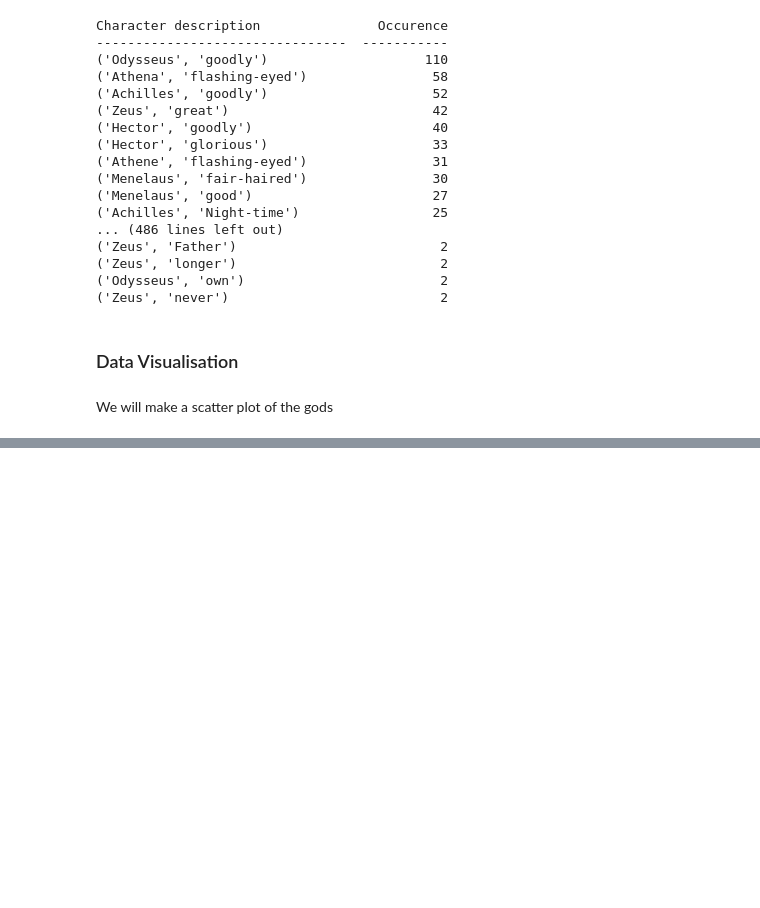
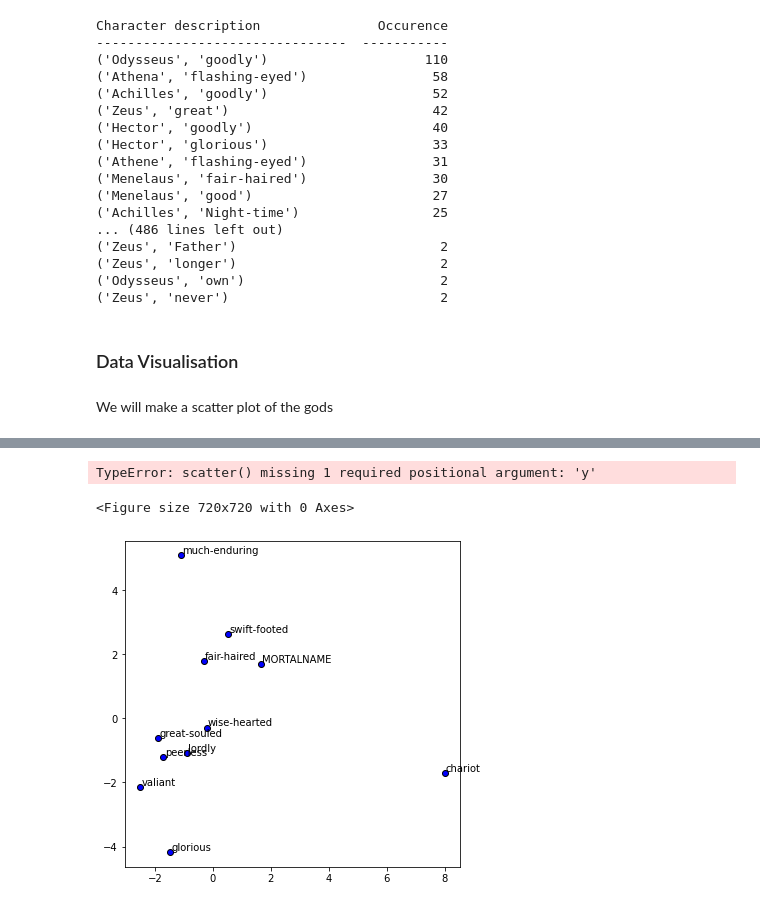
Before and after one commit to RianneAr/Text_Mining_Project, a Jupyter notebook: Greek Mythology Project Code File.ipynb, the cells around one changed output, grey strips where cells are left out. Drawn from its saved outputs; the diff is of its cells as text; code cells hidden in the pictures; blank space fills up the shorter version.

```diff
--- a/Greek Mythology Project Code File.ipynb
+++ b/Greek Mythology Project Code File.ipynb
@@ -752,0 +705,12 @@ AttributeError: 'list' object has no attribute 'target'
+# %%
+plt.figure(figsize=(10,10))
+plt.scatter(display_pca_scatterplot(model.wv, 'blue',
+                        ['MORTALNAME']+[x[0] for x in similarm[:10]]))
+plt.scatter(display_pca_scatterplot(model.wv, 'red',
+                        ['GODNAME']+[x[0] for x in similarg[:10]]), display_pca_scatterplot(model.wv, 'red',
+                        ['GODNAME']+[x[0] for x in similarg[:10]]))
+plt.show()
+# %% [output]
+TypeError: scatter() missing 1 required positional argument: 'y'
+<Figure size 720x720 with 0 Axes>
+[figure, added]
```
Also changed, not shown: parts of 8 cells of this notebook.
